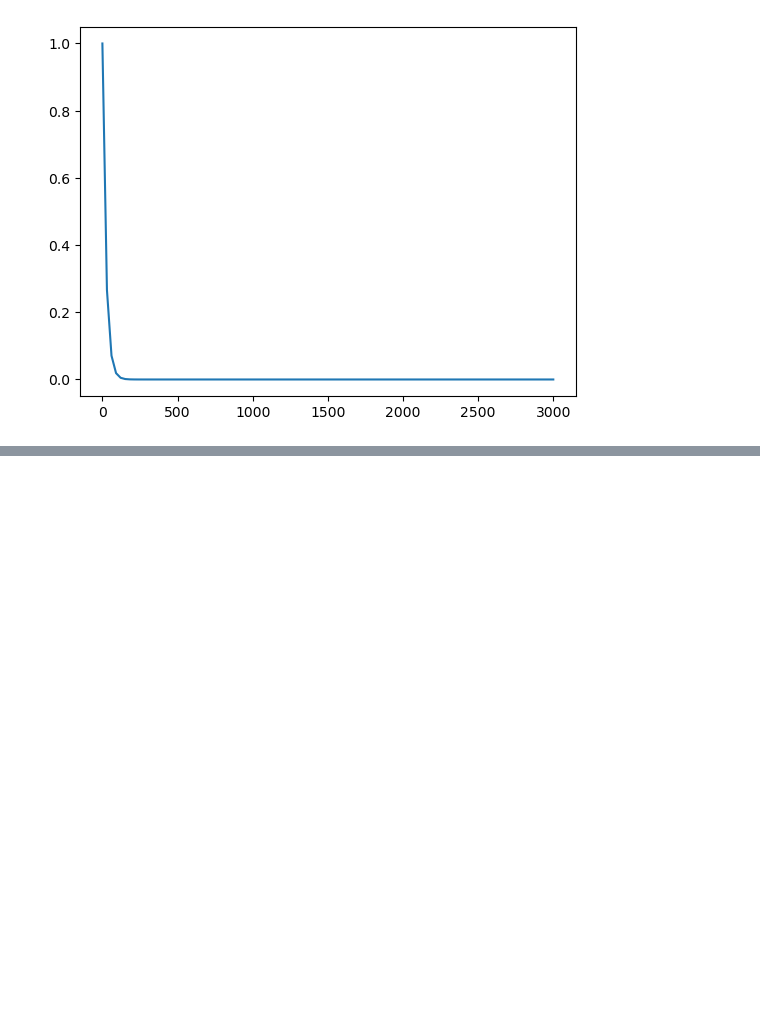
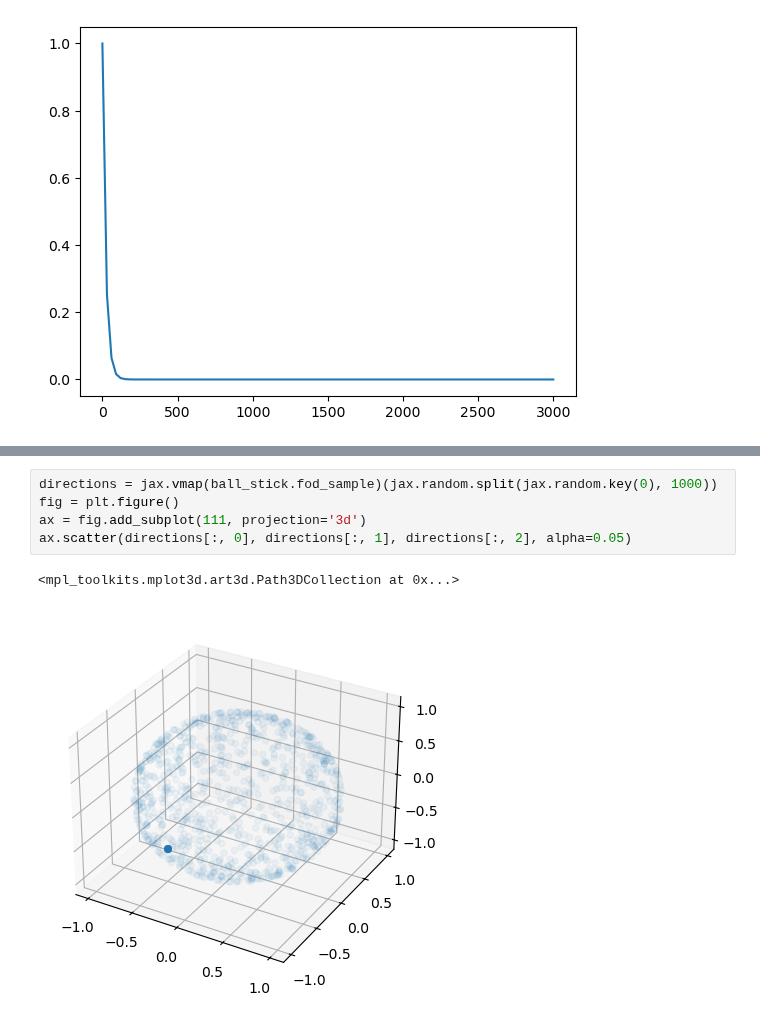
Before and after one commit to mackelab/dmri, a Jupyter notebook: notebooks/dmri_simulators.ipynb, the cells around one changed output, grey strips where cells are left out. Saved outputs shown, nothing was run; the diff lists cells and outputs as text; blank space fills up the shorter version.

```diff
--- a/notebooks/dmri_simulators.ipynb
+++ b/notebooks/dmri_simulators.ipynb
@@ -65,3 +81,11 @@ plt.plot(bvals, signal)
+# %%
+directions = jax.vmap(ball_stick.fod_sample)(jax.random.split(jax.random.key(0), 1000))
+fig = plt.figure()
+ax = fig.add_subplot(111, projection='3d')
+ax.scatter(directions[:, 0], directions[:, 1], directions[:, 2], alpha=0.05)
+# %% [output]
+<mpl_toolkits.mplot3d.art3d.Path3DCollection at 0x...>
+[figure, added]
 # %%
 ball_stick = Ball2Stick.from_theta(np.random.randn(Ball2Stick.theta_dim))
 
```
Also changed, not shown: parts of 9 cells of this notebook.
